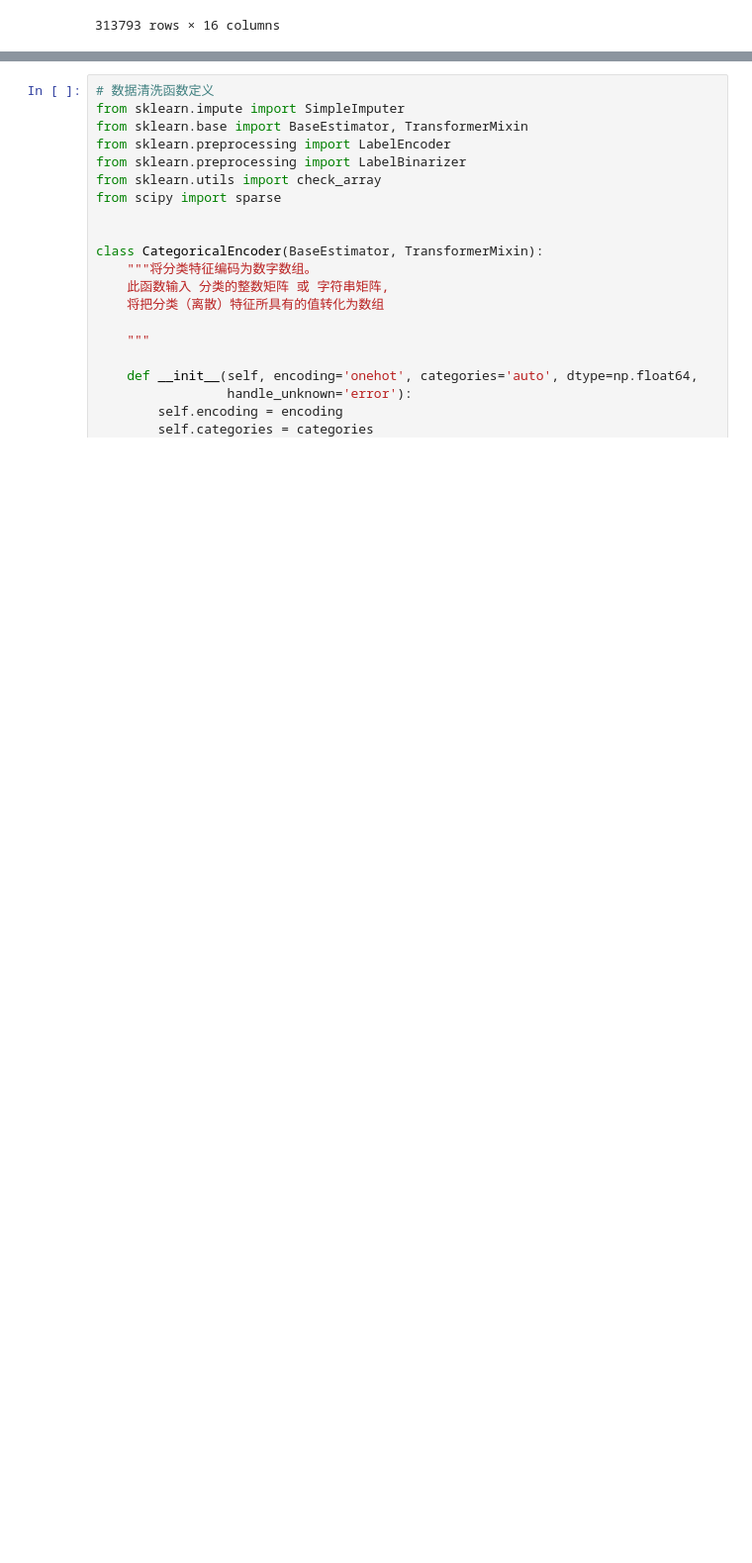
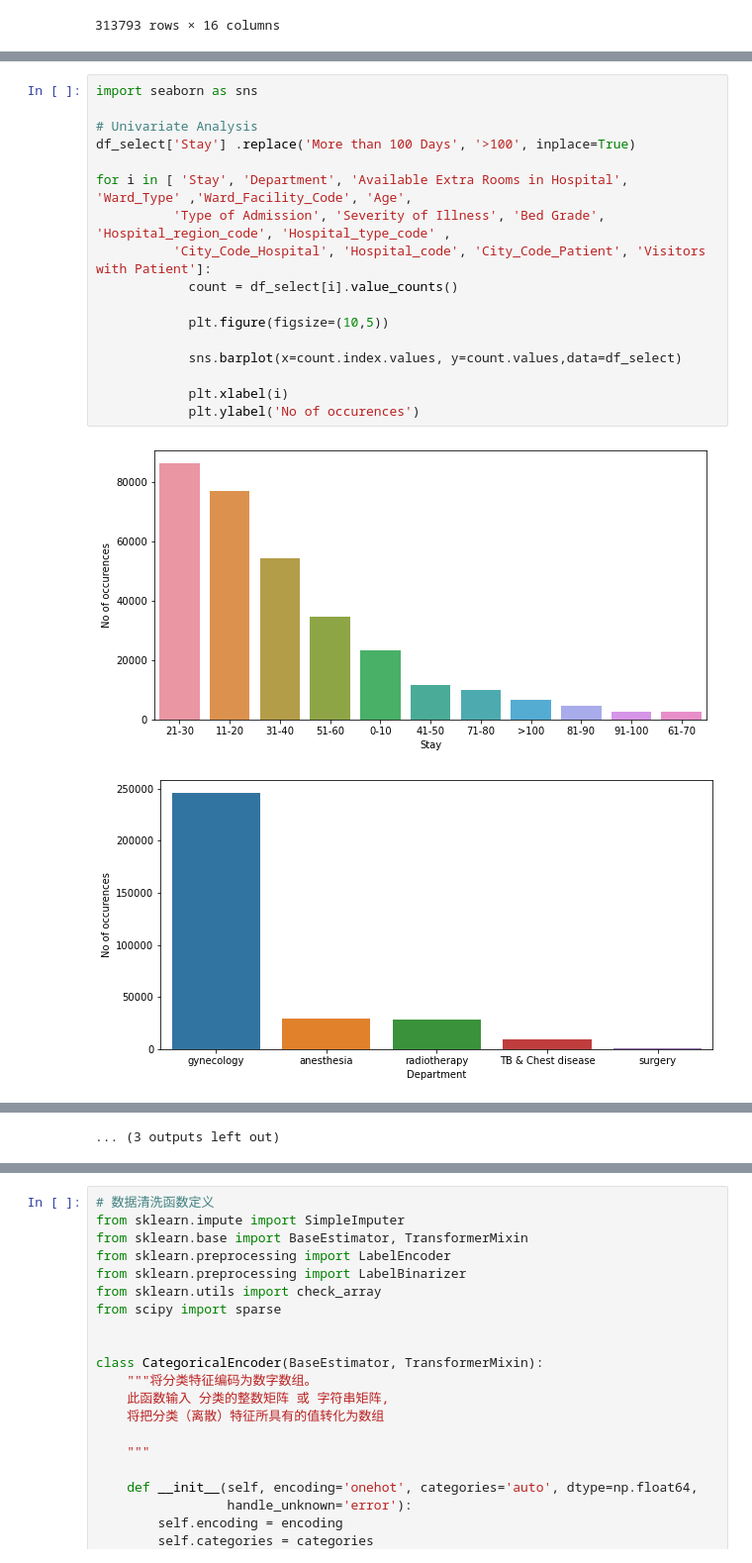
Before and after one commit to DIKLA2322/workspace, a Jupyter notebook: Healthcare_Management.ipynb, the cells around one changed output, grey strips where cells are left out. Shown: that part at 99% size. Saved outputs shown, nothing was run; the diff lists cells and outputs as text; blank space fills up the shorter version.

```diff
--- a/Healthcare_Management.ipynb
+++ b/Healthcare_Management.ipynb
@@ -174,0 +226,20 @@ df_select
+# %%
+import seaborn as sns
+
+# Univariate Analysis
+df_select['Stay'] .replace('More than 100 Days', '>100', inplace=True)
+
+for i in [ 'Stay', 'Department', 'Available Extra Rooms in Hospital', 'Ward_Type' ,'Ward_Facility_Code', 'Age',
+          'Type of Admission', 'Severity of Illness', 'Bed Grade', 'Hospital_region_code', 'Hospital_type_code' ,
+          'City_Code_Hospital', 'Hospital_code', 'City_Code_Patient', 'Visitors with Patient']:
+            count = df_select[i].value_counts()
+
+            plt.figure(figsize=(10,5))
+
+            sns.barplot(x=count.index.values, y=count.values,data=df_select)
+
+            plt.xlabel(i)
+            plt.ylabel('No of occurences')
+# %% [output]
+[figure, added]
+[figure, added]
@@ -174,0 +256 @@ df_select
+... (3 outputs left out)
```
Also changed, not shown: parts of 49 cells of this notebook.
